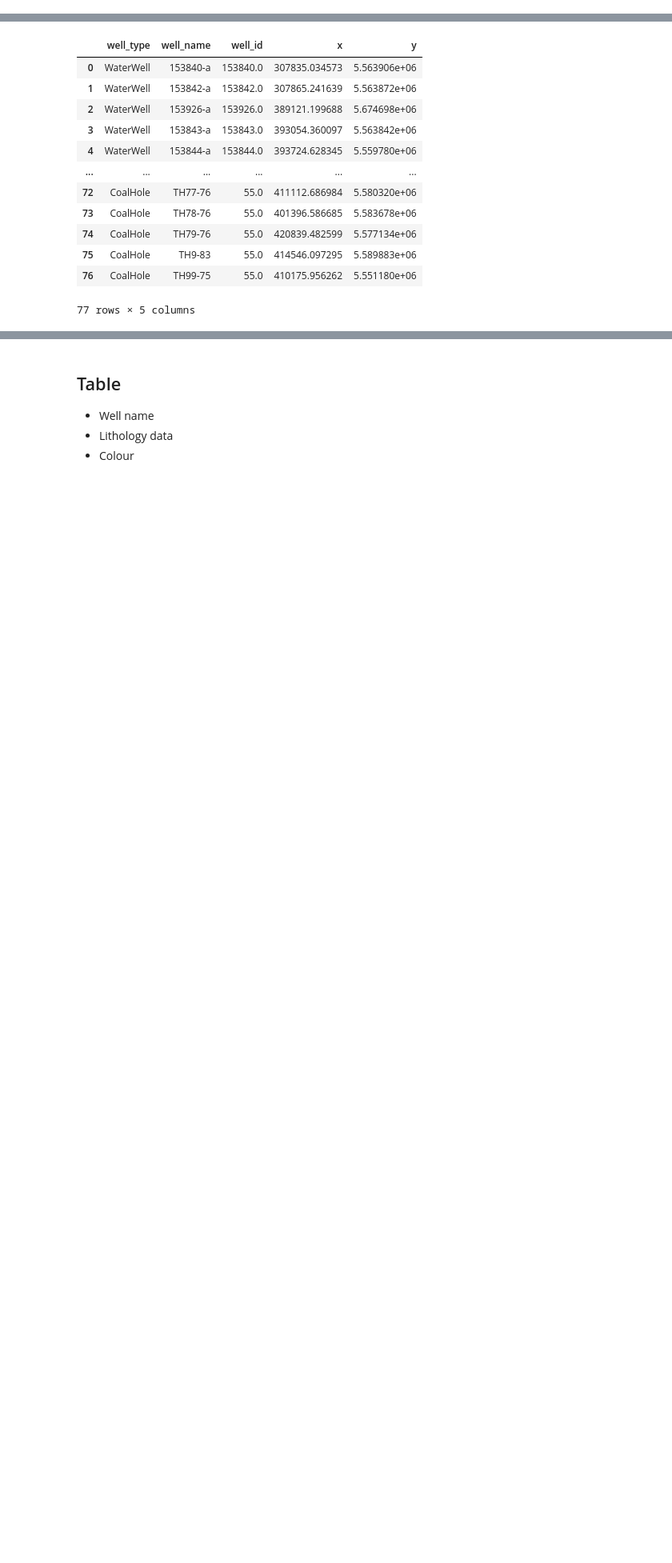
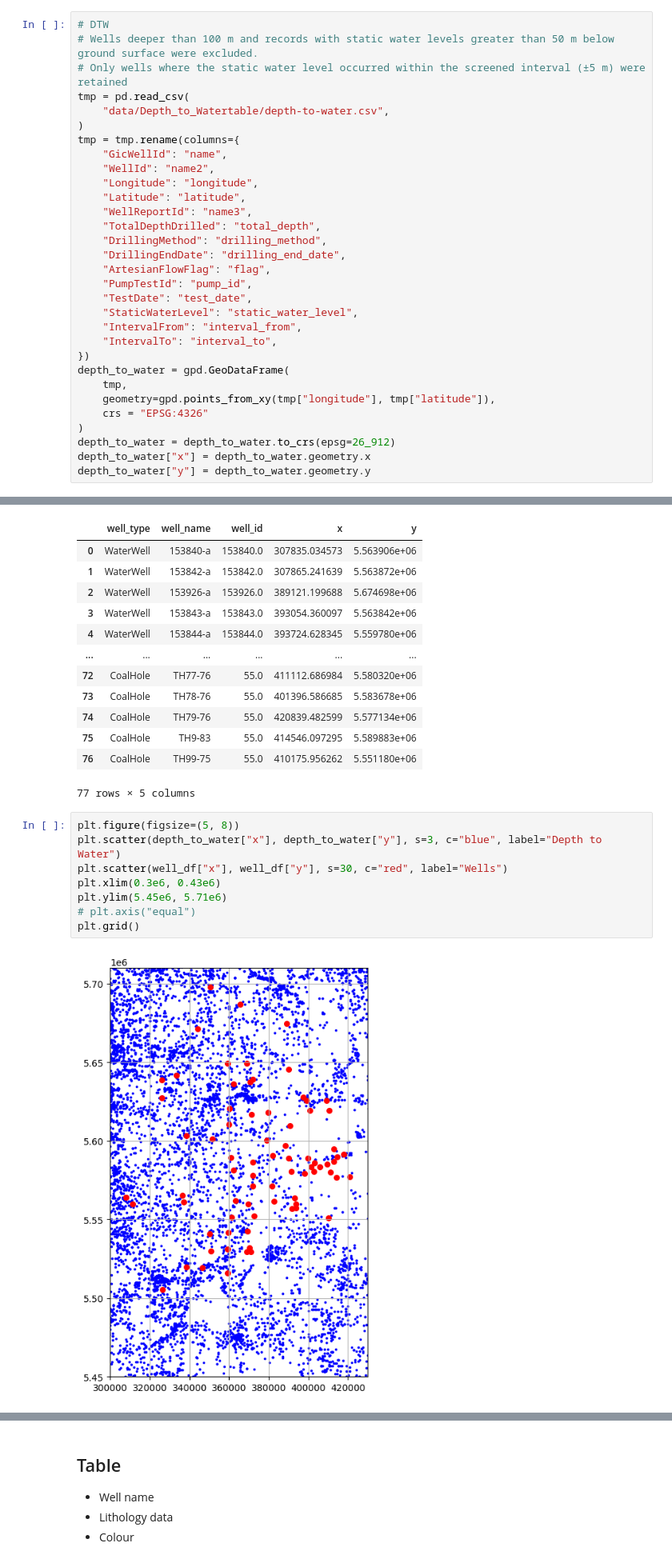
Before and after one commit to emgeolab/alberta_atem, a Jupyter notebook: notebooks/well_analysis.ipynb, the cells around one changed output, grey strips where cells are left out. Shown at 80% size. Cells and saved outputs as stored; diff of their text form; blank space fills up the shorter version.

```diff
--- a/notebooks/well_analysis.ipynb
+++ b/notebooks/well_analysis.ipynb
@@ -36,6 +43,37 @@ print(coal_hole_shp)
 # .geometry attribute.
 ww_gdf = gpd.read_file(water_well_shp).to_crs(epsg=26_912)
 ch_gdf = gpd.read_file(coal_hole_shp).to_crs(epsg=26_912)
+# %%
+# DTW
+# Wells deeper than 100 m and records with static water levels greater than 50 m below ground surface were excluded.
+# Only wells where the static water level occurred within the screened interval (±5 m) were retained
+tmp = pd.read_csv(
+    "data/Depth_to_Watertable/depth-to-water.csv",
+)
+tmp = tmp.rename(columns={
+    "GicWellId": "name",
+    "WellId": "name2",
+    "Longitude": "longitude",
+    "Latitude": "latitude",
+    "WellReportId": "name3",
+    "TotalDepthDrilled": "total_depth",
+    "DrillingMethod": "drilling_method",
+    "DrillingEndDate": "drilling_end_date",
+    "ArtesianFlowFlag": "flag",
+    "PumpTestId": "pump_id",
+    "TestDate": "test_date",
+    "StaticWaterLevel": "static_water_level",
+    "IntervalFrom": "interval_from",
+    "IntervalTo": "interval_to",
+})
+depth_to_water = gpd.GeoDataFrame(
+    tmp,
+    geometry=gpd.points_from_xy(tmp["longitude"], tmp["latitude"]),
+    crs = "EPSG:4326"
+)
+depth_to_water = depth_to_water.to_crs(epsg=26_912)
+depth_to_water["x"] = depth_to_water.geometry.x
+depth_to_water["y"] = depth_to_water.geometry.y
 # %%
 print("Water Well")
 print(ww_gdf.columns)
@@ -128,3 +166,13 @@ well_df
 | 75 | CoalHole | TH9-83 | 55.0 | 414546.097295 | 5.589883e+06 |
 | 76 | CoalHole | TH99-75 | 55.0 | 410175.956262 | 5.551180e+06 |
 77 rows × 5 columns
+# %%
+plt.figure(figsize=(5, 8))
+plt.scatter(depth_to_water["x"], depth_to_water["y"], s=3, c="blue", label="Depth to Water")
+plt.scatter(well_df["x"], well_df["y"], s=30, c="red", label="Wells")
+plt.xlim(0.3e6, 0.43e6)
+plt.ylim(5.45e6, 5.71e6)
+# plt.axis("equal")
+plt.grid()
+# %% [output]
+[figure, added]
```
Also changed, not shown: parts of 31 cells of this notebook, 8 other files.
